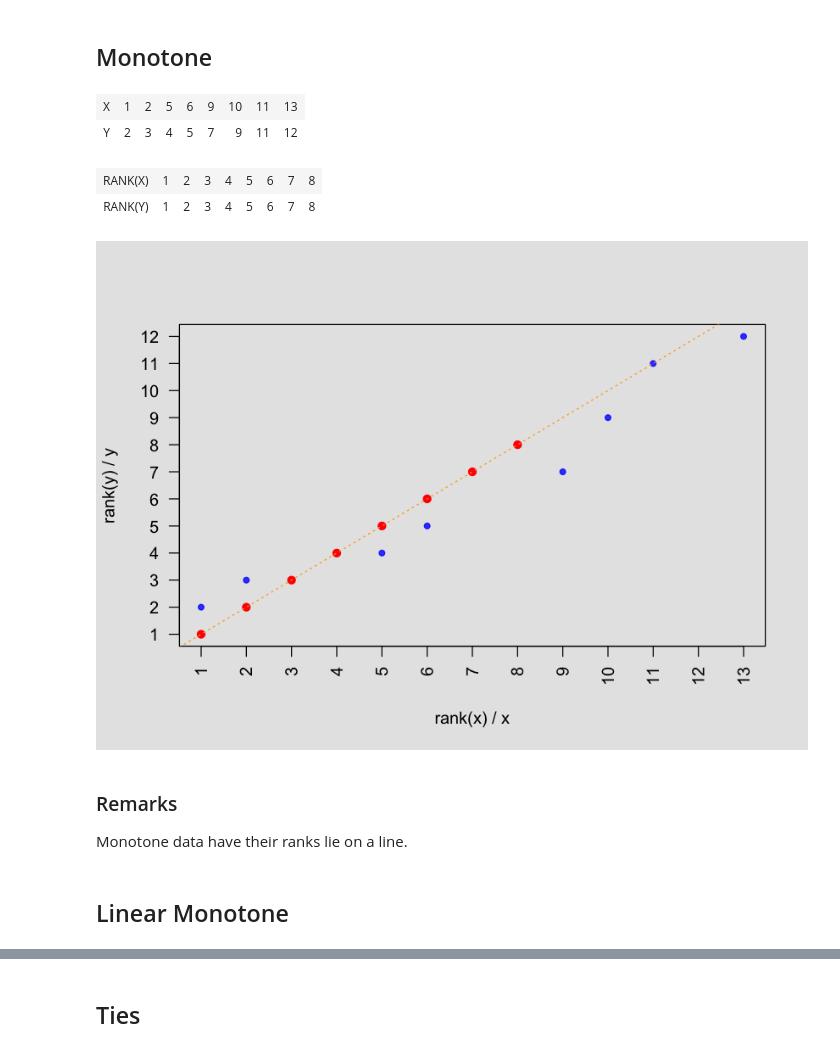
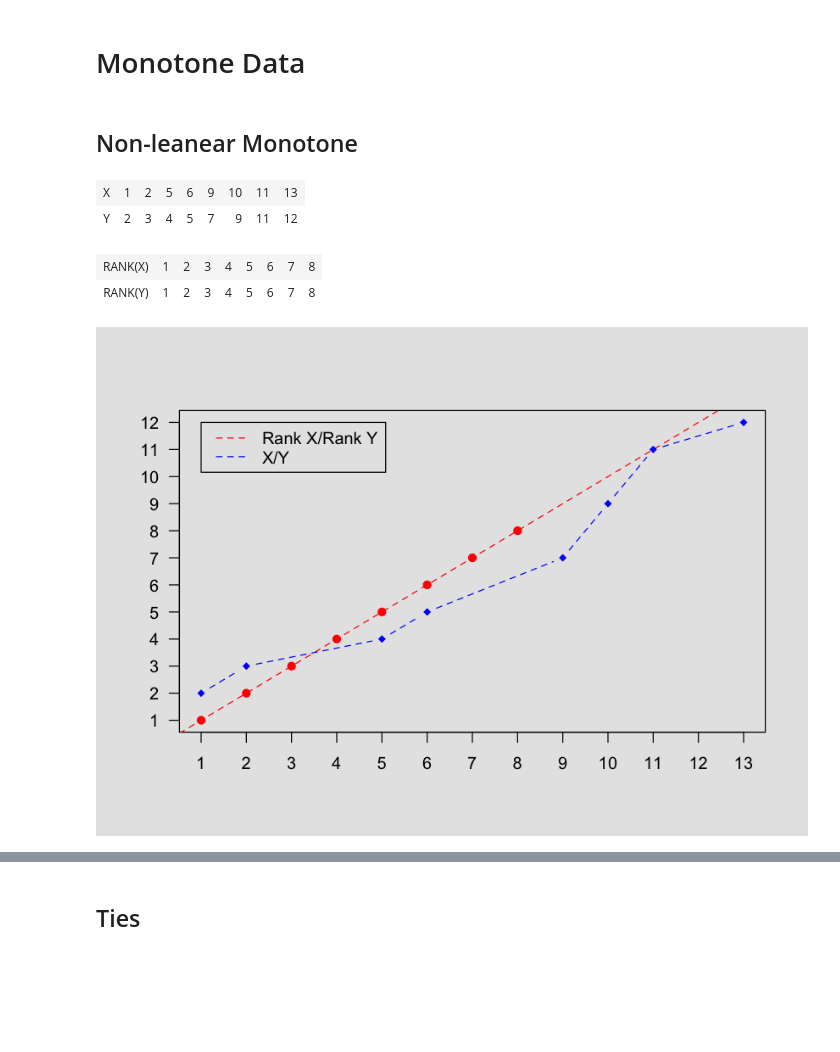
Before and after one commit to trankhanhtk/Statistics-with-R, a Jupyter notebook: Monotone_vs_Non-Monotone_Associations.ipynb, the cells around one changed output, grey strips where cells are left out. Drawn from its saved outputs; the diff is of its cells as text; code cells hidden in the pictures; blank space fills up the shorter version.

Commit message:
Monotone vs non-monotone

```diff
--- a/Monotone_vs_Non-Monotone_Associations.ipynb
+++ b/Monotone_vs_Non-Monotone_Associations.ipynb
@@ -1,33 +1,32 @@
 # %% [markdown]
-## Monotone
+# Monotone Data
+# %% [markdown]
+## Non-leanear Monotone
 # %%
 if (! exists('options_org')) options_org = options()
 
 x=c(1, 2, 5, 6, 9, 10, 11, 13)
 y=c(2, 3, 4, 5, 7, 9, 11, 12)
-len = length(x)
+df = data.frame(x = x, y = y)
+df = df[order(df$x),]
 
 matrix(c('X', x, 'Y', y), nrow=2, byrow=T)
-
 matrix(c('RANK(X)', rank(x), 'RANK(Y)', rank(y)), nrow=2, byrow=T)
-
 
 options(repr.plot.width=7, repr.plot.height=5)
 par(mfrow=c(1,1), bg='gray90')
-plot(rank(x), rank(y), xlab='rank(x) / x', ylab='rank(y) / y', pch=19, xlim=c(1, 13), ylim=c(1, 12), xaxt='n', yaxt='n', col='red')
-axis(1, at=seq(1, 13, by=1), las=2)
-axis(2, at=seq(1, 12, by=1),las=1)
 
-points(x, y, pch=19, col=rgb(0, 0, 1, .8), cex=.75)
-abline(lsfit(rank(x), rank(y), intercept=T), col='orange', lty='dotted')
+plot(rank(x), rank(y), xlab='', ylab='', pch=19, xlim=c(1, 13), ylim=c(1, 12), xaxt='n', yaxt='n', col='red')
+abline(lsfit(rank(x), rank(y), intercept=T), col='red', lty=2)
+points(df$x, df$y, pch=18, col='blue', type='b', lty=2)
+
+legend(1, 12, legend = c("Rank X/Rank Y", "X/Y"), col = c('red', 'blue'), lty = 2:2, y.intersp=1.5)
+
+axis(1, at=seq(1, 13, by=1))
+axis(2, at=seq(1, 12, by=1), las=1)
 # %% [output]
 | X | 1 | 2 | 5 | 6 | 9 | 10 | 11 | 13 |
 | Y | 2 | 3 | 4 | 5 | 7 | 9 | 11 | 12 |
 | RANK(X) | 1 | 2 | 3 | 4 | 5 | 6 | 7 | 8 |
 | RANK(Y) | 1 | 2 | 3 | 4 | 5 | 6 | 7 | 8 |
-[figure, old version]
+[figure, new version]
-# %% [markdown]
-### Remarks
-Monotone data have their ranks lie on a line.
-# %% [markdown]
-## Linear Monotone
```
Also changed, not shown: parts of 7 cells of this notebook.
